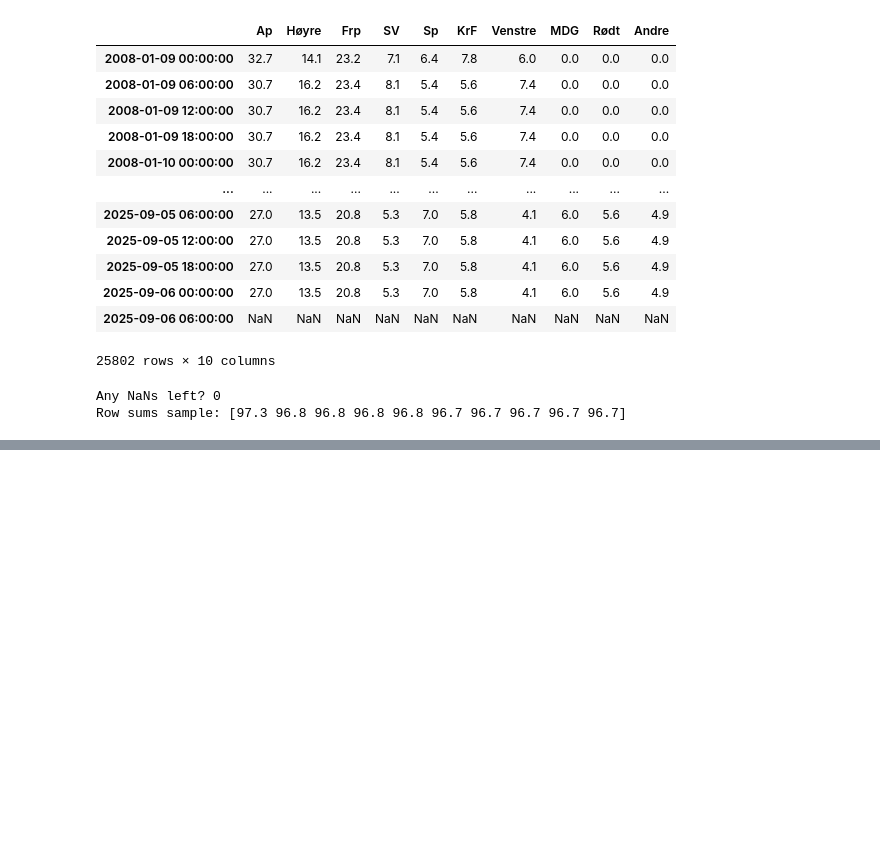
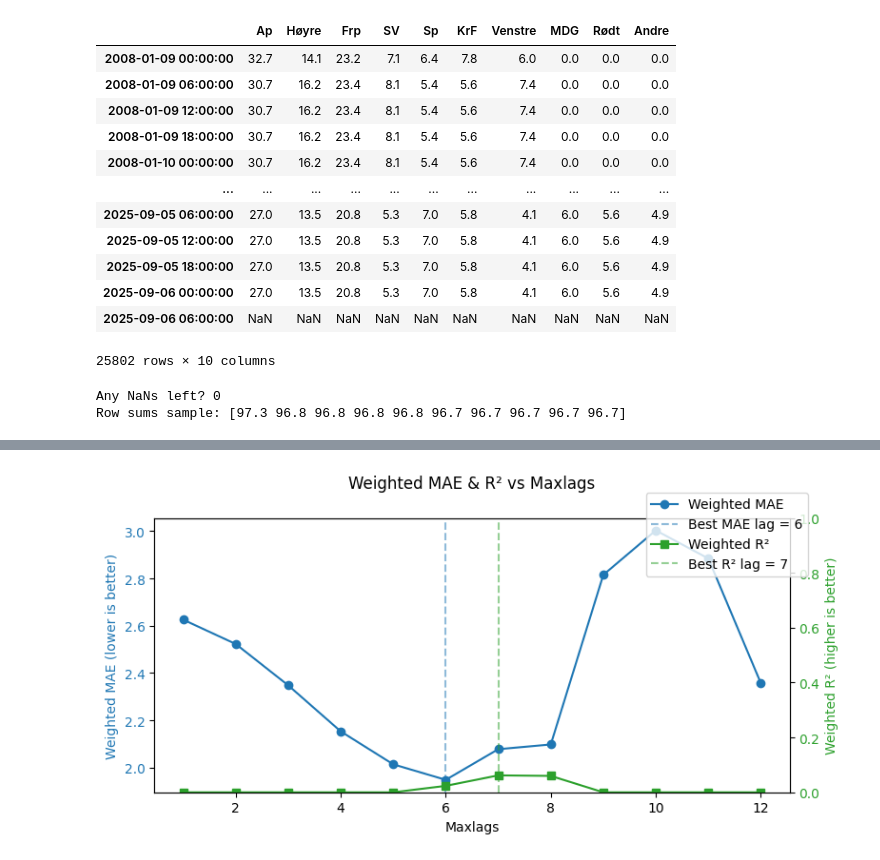
Before and after one commit to jensmorten/onesixtynine, a Jupyter notebook: models/VAR_all.ipynb, the cells around one changed output, grey strips where cells are left out. Saved outputs shown, nothing was run; the diff lists cells and outputs as text; code cells hidden in the pictures; blank space fills up the shorter version.

```diff
--- a/models/VAR_all.ipynb
+++ b/models/VAR_all.ipynb
@@ -155,7 +155,7 @@ print("Row sums sample:", df_fixed.sum(axis=1).head(10).values)
 Any NaNs left? 0
 Row sums sample: [97.3 96.8 96.8 96.8 96.8 96.7 96.7 96.7 96.7 96.7]
 # %%
-split = int(len(df_en) - 30*6)
+split = int(len(df_en) - 180*6)
 train_data = df_en[:split]
 val_data   = df_en[split:]
 # %%
@@ -165,7 +165,7 @@ len(val_data)
 # %%
 model = VAR(endog=train_data)
 # %%
-model_fitted = model.fit(maxlags=30,method = 'ols', trend='n', verbose=True)
+model_fitted = model.fit(maxlags=7,method = 'ols', trend='n', verbose=True)
 print(model_fitted.summary())
 # %% [output]
   Summary of Regression Results
@@ -328,0 +387,89 @@ plt.show()
+# %%
+import matplotlib.pyplot as plt
+from statsmodels.tsa.api import VAR
+from sklearn.metrics import mean_absolute_error, r2_score
+import numpy as np
+import pandas as pd
+
+# Parties
+parties = ["Ap","Høyre","Frp","SV","Sp","KrF","Venstre","MDG","Rødt", "Andre"]
+
+# Compute weights: inverse of mean in training set
+party_means = train_data[parties].mean()
+weights = 1 / party_means
+weights = weights / weights.sum()  # normalize so weights sum to 1 (optional)
+
+# Function to compute weighted MAE and weighted R² for a given maxlags
+def evaluate_maxlag(maxlags):
+    try:
+        model = VAR(endog=train_data)
+        model_fitted = model.fit(maxlags=maxlags, method='ols', trend='n')
+        lag_order = model_fitted.k_ar
+        forecast_input = train_data.values[-lag_order:]
+        forecast = model_fitted.forecast(y=forecast_input, steps=len(val_data))
+        forecast_df = pd.DataFrame(forecast, index=val_data.index, columns=val_data.columns)
+
+        mae_weighted_sum = 0
+        r2_weighted_sum = 0
+
+        for party in parties:
+            y_true = val_data[party]
+            y_pred = forecast_df[party]
+
+            # MAE
+            mae = mean_absolute_error(y_true, y_pred)
+            mae_weighted_sum += mae * weights[party]
+
+            # R² (treat negatives as 0)
+            r2 = r2_score(y_true, y_pred)
+            if r2 < 0:
+                r2 = 0
+            r2_weighted_sum += r2 #* weights[party]
+
+        return mae_weighted_sum, r2_weighted_sum
+    except Exception:
+        return np.inf, 0  # If model fails, set MAE to infinity and R² to 0
+
+# Search for best maxlag
+mae_results = {}
+r2_results = {}
+
+for lag in range(1, 13):  # Adjust range if needed
+    mae, r2 = evaluate_maxlag(lag)
+    mae_results[lag] = mae
+    r2_results[lag] = r2
+
+# Best results
+best_lag_mae = min(mae_results, key=mae_results.get)
+best_lag_r2 = max(r2_results, key=r2_results.get)
+
+print("=== Weighted MAE & Weighted R² per maxlag ===")
+for lag in mae_results:
+    print(f"maxlags={lag:2d} -> Weighted MAE={mae_results[lag]:.6f} | Weighted R²={r2_results[lag]:.6f}")
+
+print(f"\nBest by MAE: maxlags={best_lag_mae}, Weighted MAE={mae_results[best_lag_mae]:.6f}")
+print(f"Best by R²:  maxlags={best_lag_r2}, Weighted R²={r2_results[best_lag_r2]:.6f}")
+
+# --- Plotting ---
+fig, ax1 = plt.subplots(figsize=(8, 4))
+
+# Plot Weighted MAE
+ax1.plot(list(mae_results.keys()), list(mae_results.values()), marker='o', color='tab:blue', label='Weighted MAE')
+ax1.axvline(best_lag_mae, color='tab:blue', linestyle='--', alpha=0.5, label=f'Best MAE lag = {best_lag_mae}')
+ax1.set_xlabel("Maxlags")
+ax1.set_ylabel("Weighted MAE (lower is better)", color='tab:blue')
+ax1.tick_params(axis='y', labelcolor='tab:blue')
+
+# Plot Weighted R² on secondary y-axis
+ax2 = ax1.twinx()
+ax2.plot(list(r2_results.keys()), list(r2_results.values()), marker='s', color='tab:green', label='Weighted R²')
+ax2.axvline(best_lag_r2, color='tab:green', linestyle='--', alpha=0.5, label=f'Best R² lag = {best_lag_r2}')
+ax2.set_ylabel("Weighted R² (higher is better)", color='tab:green')
+ax2.tick_params(axis='y', labelcolor='tab:green')
+ax2.set_ylim(0, 1)  # R² range is between 0 and 1
+
+fig.suptitle("Weighted MAE & R² vs Maxlags")
+fig.legend(loc="upper right", bbox_to_anchor=(0.95, 0.95))
+fig.tight_layout()
+plt.show()
+# %% [output]
@@ -328,0 +492 @@ plt.show()
+[figure, added]
```
Also changed, not shown: parts of 7 cells of this notebook, 1 other file.
